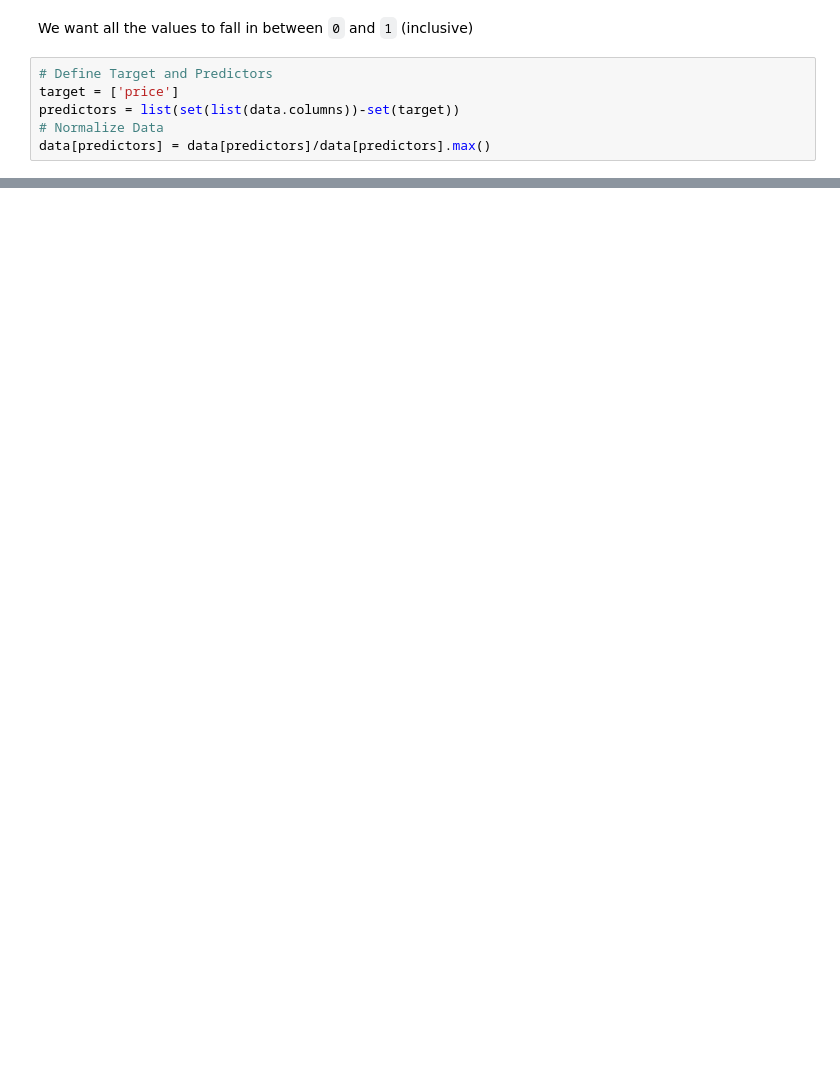
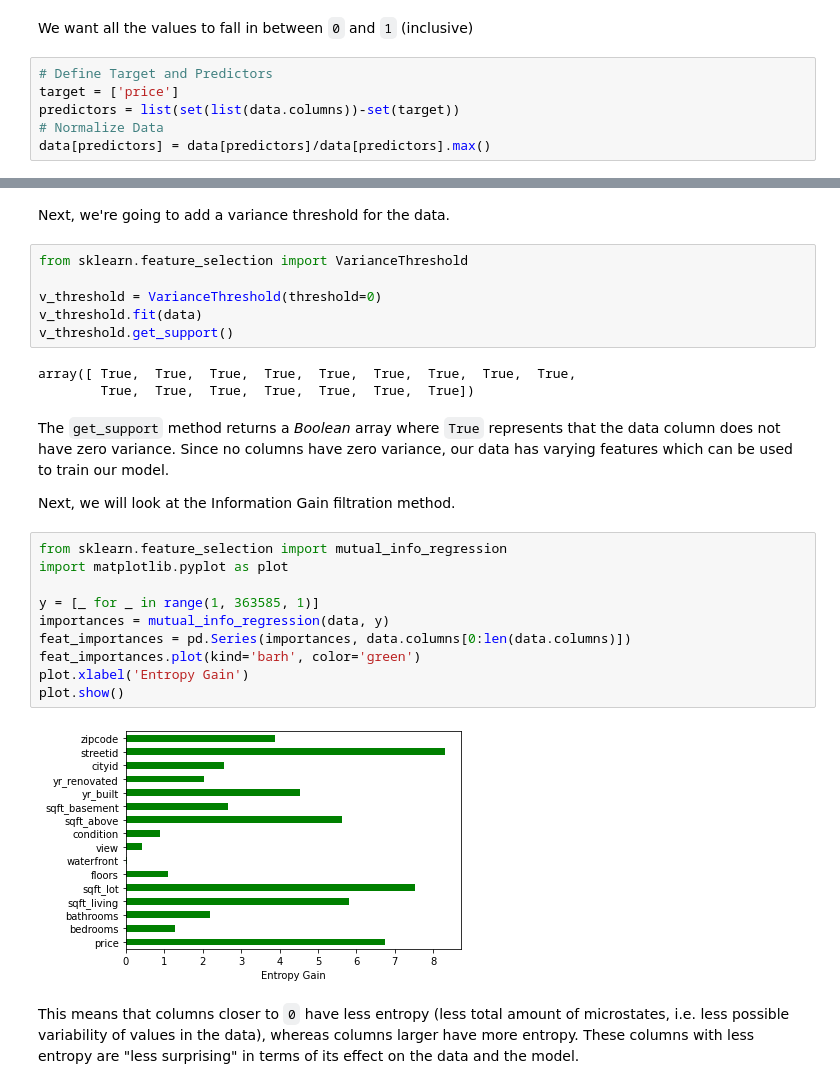
Before and after one commit to RandomKiddo/HousePriceAI, a Jupyter notebook: Project.ipynb, the cells around one changed output, grey strips where cells are left out. Drawn from its saved outputs; the diff is of its cells as text; blank space fills up the shorter version.

```diff
--- a/Project.ipynb
+++ b/Project.ipynb
@@ -351,3 +351,32 @@ data.describe().transpose()
 | cityid | 363584.0 | 0.177170 | 0.190699 | 0.000000 | 0.023256 | 0.093023 | 0.302326 | 1.0 |
 | streetid | 363584.0 | 0.488228 | 0.286788 | 0.000000 | 0.239390 | 0.485632 | 0.732317 | 1.0 |
 | zipcode | 363584.0 | 0.997202 | 0.000498 | 0.996411 | 0.996787 | 0.997133 | 0.997590 | 1.0 |
+# %% [markdown]
+Next, we're going to add a variance threshold for the data.
+# %%
+from sklearn.feature_selection import VarianceThreshold
+
+v_threshold = VarianceThreshold(threshold=0)
+v_threshold.fit(data)
+v_threshold.get_support()
+# %% [output]
+array([ True,  True,  True,  True,  True,  True,  True,  True,  True,
+        True,  True,  True,  True,  True,  True,  True])
+# %% [markdown]
+The `get_support` method returns a *Boolean* array where `True` represents that the data column does not have zero variance. Since no columns have zero variance, our data has varying features which can be used to train our model.
+
+Next, we will look at the Information Gain filtration method.
+# %%
+from sklearn.feature_selection import mutual_info_regression
+import matplotlib.pyplot as plot
+
+y = [_ for _ in range(1, 363585, 1)]
+importances = mutual_info_regression(data, y)
+feat_importances = pd.Series(importances, data.columns[0:len(data.columns)])
+feat_importances.plot(kind='barh', color='green')
+plot.xlabel('Entropy Gain')
+plot.show()
+# %% [output]
+[figure, added]
+# %% [markdown]
+This means that columns closer to `0` have less entropy (less total amount of microstates, i.e. less possible variability of values in the data), whereas columns larger have more entropy. These columns with less entropy are "less surprising" in terms of its effect on the data and the model.
```
Also changed, not shown: parts of 2 cells of this notebook.
